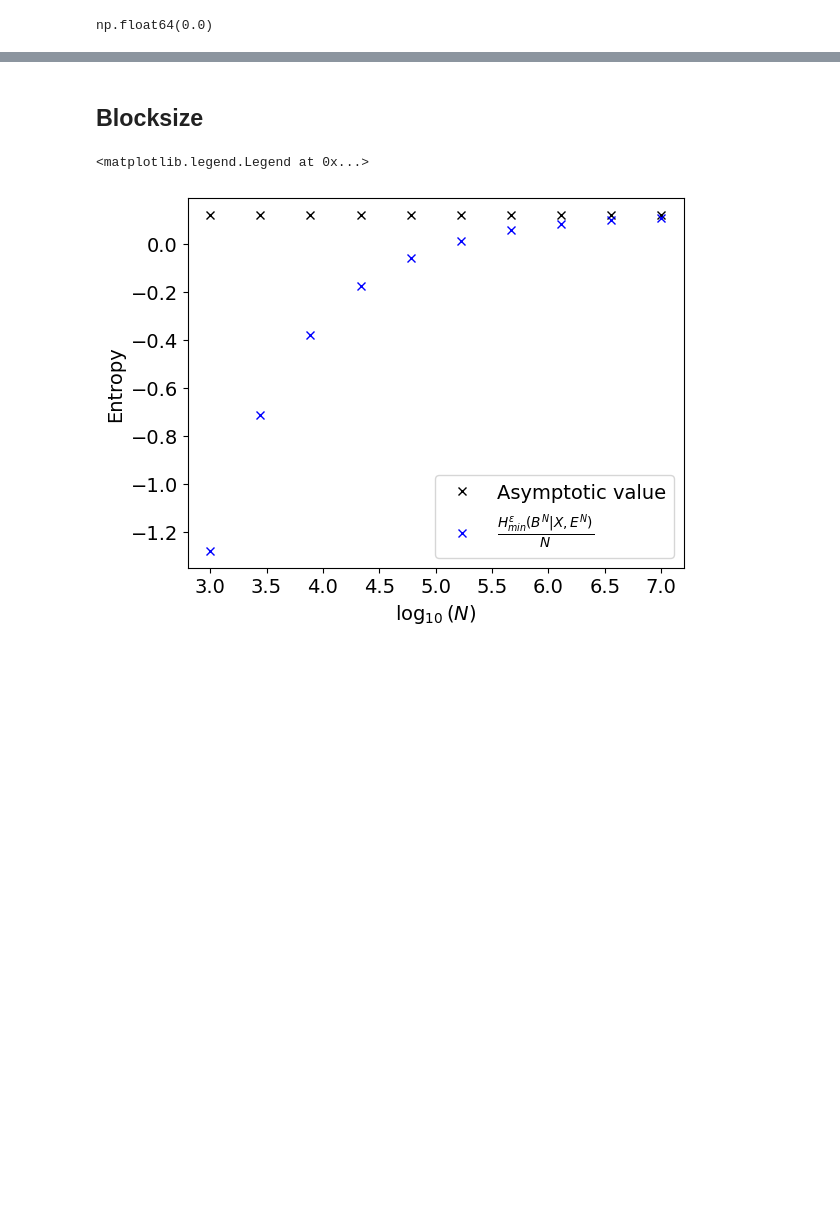
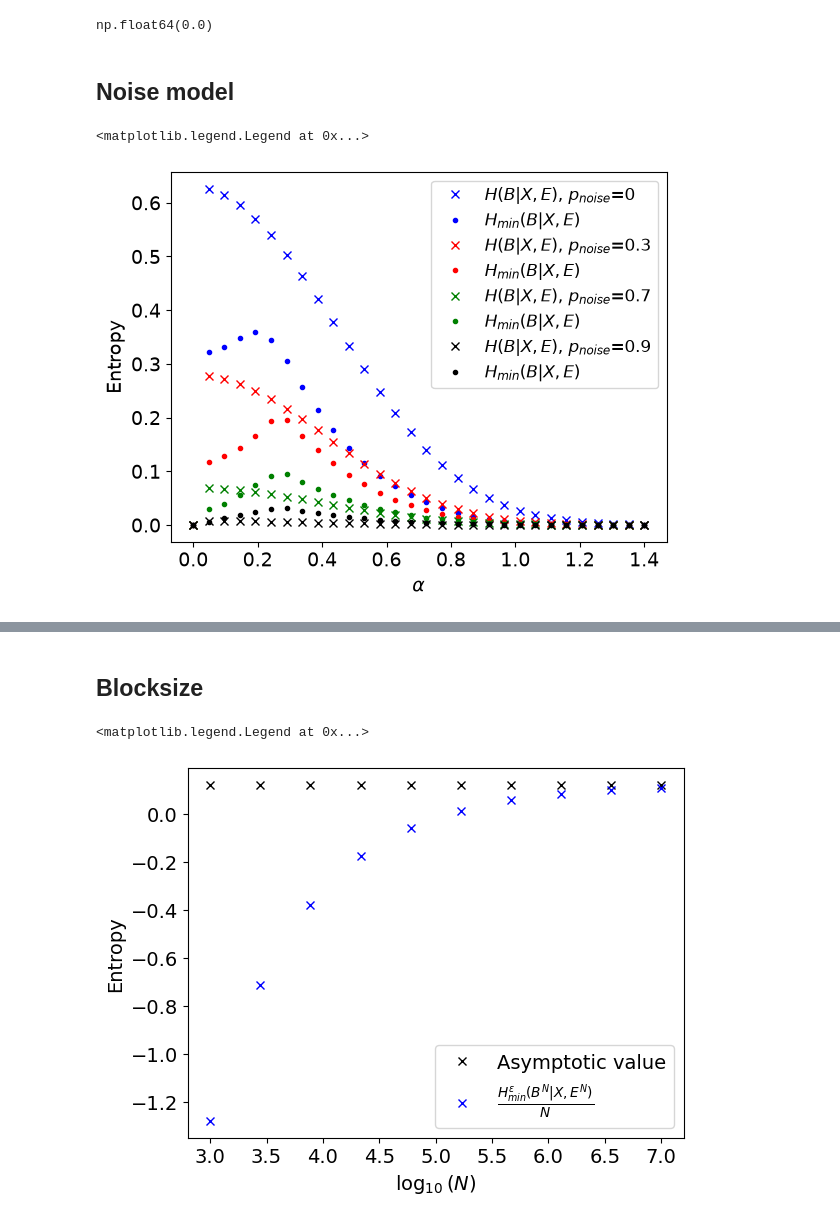
Before and after one commit to thmaoe/Master-thesis-QKD, a Jupyter notebook: results_paper.ipynb, the cells around one changed output, grey strips where cells are left out. Cells and saved outputs as stored; diff of their text form; code cells hidden in the pictures; blank space fills up the shorter version.

```diff
--- a/results_paper.ipynb
+++ b/results_paper.ipynb
@@ -483,3 +494,40 @@ plt.legend(fontsize=12)
 alphas[res['shannon'].index(max(res['shannon']))]
 # %% [output]
 np.float64(0.0)
+# %% [markdown]
+## Noise model
+# %%
+res = [{'shannon': [], 'hmin': [], 'deltas': []} for _ in range(10)]
+alphas = np.linspace(0, 1.4, 30)
+pnoises = np.linspace(0, 1, 10)
+
+for i, pnoise in enumerate(pnoises):
+    for alpha in alphas:
+        delta, p = simulation.getProbas(alpha, 1, 0, '2', False)
+        p[1][0] = (1-pnoise)*p[1][0] + pnoise*1/2
+        p[1][1] = (1-pnoise)*p[1][1] + pnoise*1/2
+        p[2][0] = (1-pnoise)*p[2][0] + pnoise*1/2
+        p[2][1] = (1-pnoise)*p[2][1] + pnoise*1/2
+        hmin = HminLowerb.getHmin(p, delta, 1/2)
+        shannon = shannonLower.runOpti(delta, p, 1/2)
+        res[i]['shannon'].append(shannon)
+        res[i]['hmin'].append(hmin)
+        res[i]['deltas'].append(delta)
+# %%
+plt.figure()
+plt.plot(alphas, res[0]['shannon'], 'bx', label=r'$H(B|X,E)$, $p_{noise}$='+"%.0f"%pnoises[0])
+plt.plot(alphas, res[0]['hmin'], 'b.', label=r'$H_{min}(B|X,E)$')
+plt.plot(alphas, res[3]['shannon'], 'rx', label=r'$H(B|X,E)$, $p_{noise}$='+"%.1f"%pnoises[3])
+plt.plot(alphas, res[3]['hmin'], 'r.', label=r'$H_{min}(B|X,E)$')
+plt.plot(alphas, res[6]['shannon'], 'gx', label=r'$H(B|X,E)$, $p_{noise}$='+"%.1f"%pnoises[6])
+plt.plot(alphas, res[6]['hmin'], 'g.', label=r'$H_{min}(B|X,E)$')
+plt.plot(alphas, res[8]['shannon'], 'kx', label=r'$H(B|X,E)$, $p_{noise}$='+"%.1f"%pnoises[8])
+plt.plot(alphas, res[8]['hmin'], 'k.', label=r'$H_{min}(B|X,E)$')
+plt.xlabel(r'$\alpha$', fontsize=14)
+plt.ylabel(r'Entropy', fontsize=14)
+plt.xticks(fontsize=14)
+plt.yticks(fontsize=14)
+plt.legend(fontsize=12)
+# %% [output]
+<matplotlib.legend.Legend at 0x...>
+[figure, added]
```
Also changed, not shown: parts of 51 cells of this notebook.
